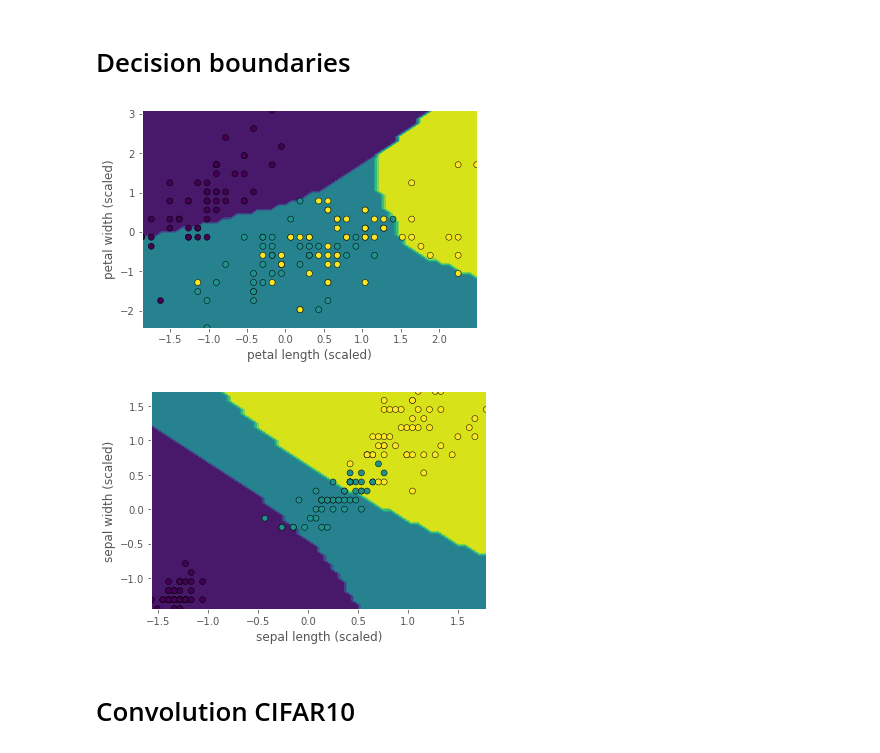
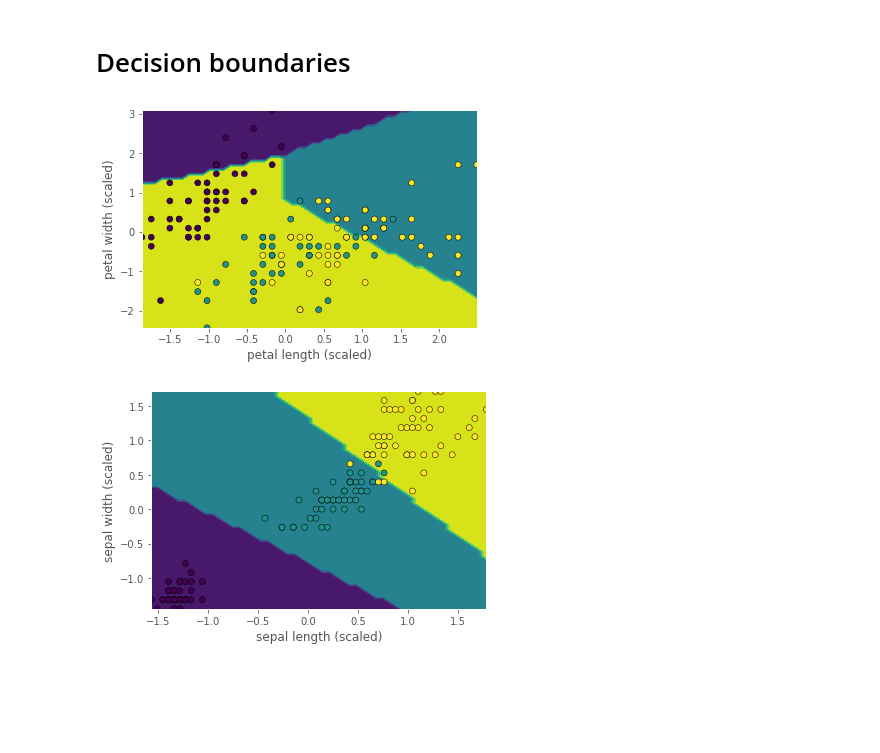
Before and after one commit to singhsukhendra/quaternion_neurons, a Jupyter notebook: real_neuron.ipynb, the cells around one changed output. Saved outputs shown, nothing was run; the diff lists cells and outputs as text; code cells hidden in the pictures; blank space fills up the shorter version.

```diff
--- a/real_neuron.ipynb
+++ b/real_neuron.ipynb
@@ -81,13 +32,0 @@ from torch.autograd import Variable
-# %%
-class Model(nn.Module):
-    def __init__(self, input_dim):
-        super(Model, self).__init__()
-        self.layer1 = nn.Linear(input_dim, 32)
-        self.layer2 = nn.Linear(32, 32)
-        self.layer3 = nn.Linear(32, 3)
-
-    def forward(self, x):
-        x = F.relu(self.layer1(x))
-        x = F.relu(self.layer2(x))
-        x = F.softmax(self.layer3(x), dim=1)
-        return x
@@ -187,36 +145,33 @@ from sklearn.inspection import DecisionBoundaryDisplay
 # %%
 feature_1, feature_2, feature_3, feature_4 = np.meshgrid(
     np.linspace(X_scaled[:, 0].min(), X_scaled[:, 0].max()),
     np.linspace(X_scaled[:, 1].min(), X_scaled[:, 1].max()),
     np.linspace(X_scaled[:, 2].min(), X_scaled[:, 2].max()),
     np.linspace(X_scaled[:, 3].min(), X_scaled[:, 3].max())
 )
 
 grid = np.vstack([feature_1.ravel(), feature_2.ravel(), feature_3.ravel(), feature_4.ravel()]).T
 grid = torch.tensor(grid, dtype=torch.float32)
 prediction = model(grid).detach().numpy()
 prediction = np.argmax(prediction, axis=1)
+
+sl = 32
+y_pred = np.reshape(prediction, feature_1.shape)
+display = DecisionBoundaryDisplay(xx0=feature_1[:, :, sl, sl], xx1=feature_2[:, :, sl, sl], response=y_pred[:, :, sl, sl])
+display.plot()
+display.ax_.scatter(X_scaled[:, 0], X_scaled[:, 1], c=y, edgecolor="black")
+display.ax_.set_xlabel('petal length (scaled)')
+display.ax_.set_ylabel('petal width (scaled)')
+plt.show()
+
+sl = 26
+y_pred = np.reshape(prediction, feature_1.shape)
+display = DecisionBoundaryDisplay(xx0=feature_3[sl, sl, :, :], xx1=feature_4[sl, sl, :, :], response=y_pred[sl, sl, :, :])
+display.plot()
+display.ax_.scatter(X_scaled[:, 2], X_scaled[:, 3], c=y, edgecolor="black")
+display.ax_.set_xlabel('sepal length (scaled)')
+display.ax_.set_ylabel('sepal width (scaled)')
+plt.show()
+# %% [output]
+[figure, added]
+[figure, added]
-# %%
-sl = 25
-y_pred = np.reshape(prediction, feature_1.shape)
-display = DecisionBoundaryDisplay(xx0=feature_1[:, :, sl, sl], xx1=feature_2[:, :, sl, sl], response=y_pred[:, :, sl, sl])
-display.plot()
-display.ax_.scatter(X_scaled[:, 0], X_scaled[:, 1], c=y, edgecolor="black")
-display.ax_.set_xlabel('petal length (scaled)')
-display.ax_.set_ylabel('petal width (scaled)')
-plt.show()
-# %% [output]
-[figure, removed]
-# %%
-
-y_pred = np.reshape(prediction, feature_1.shape)
-display = DecisionBoundaryDisplay(xx0=feature_3[sl, sl, :, :], xx1=feature_4[sl, sl, :, :], response=y_pred[sl, sl, :, :])
-display.plot()
-display.ax_.scatter(X_scaled[:, 2], X_scaled[:, 3], c=y, edgecolor="black")
-display.ax_.set_xlabel('sepal length (scaled)')
-display.ax_.set_ylabel('sepal width (scaled)')
-plt.show()
-# %% [output]
-[figure, removed]
-# %% [markdown]
-# Convolution CIFAR10
```
Also changed, not shown: parts of 36 cells of this notebook.
